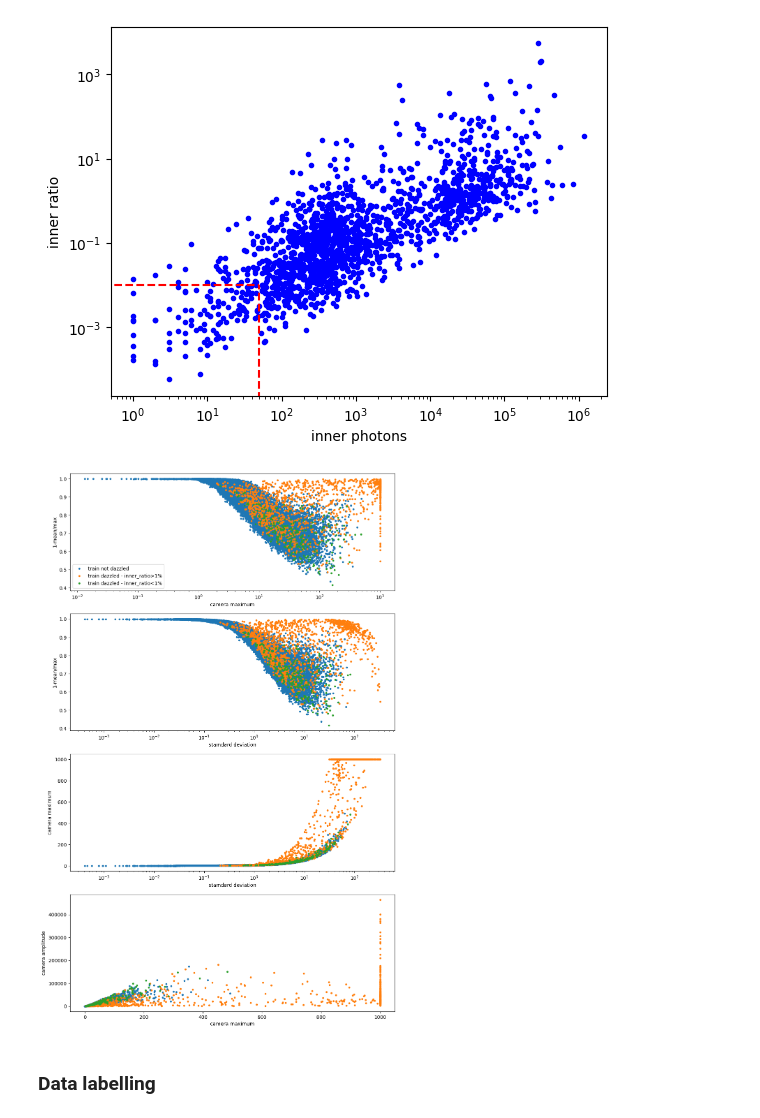
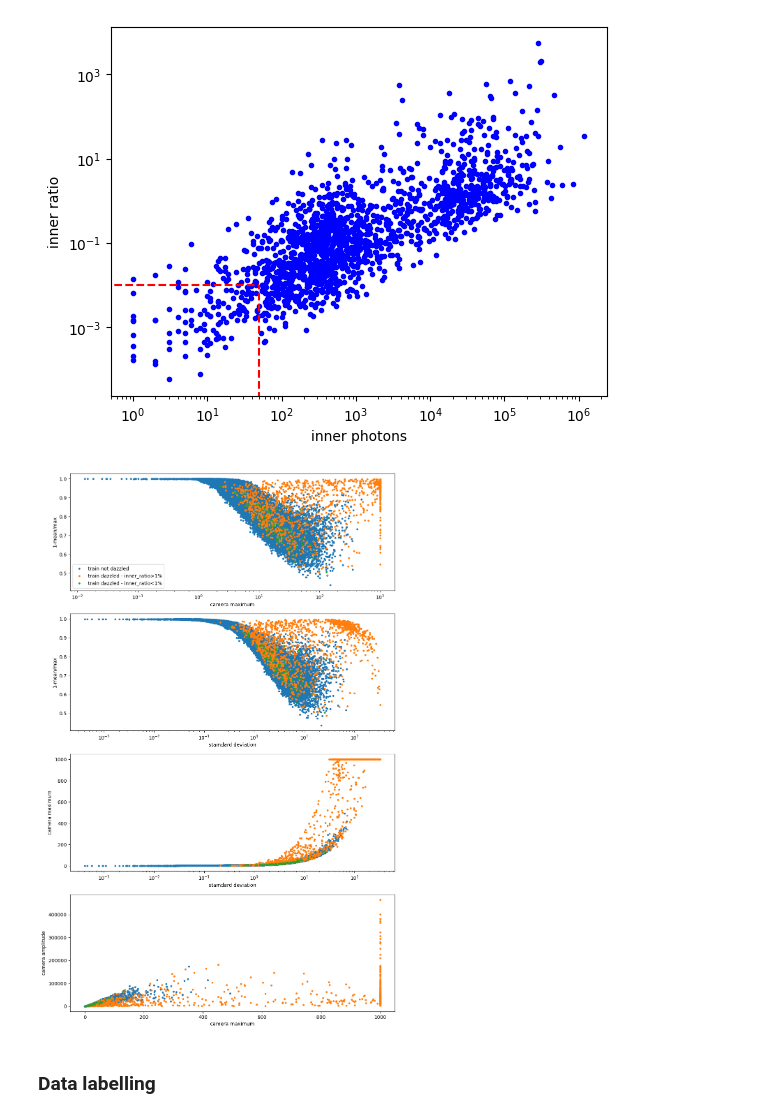
Before and after one commit to chiappo98/blinded_cameras, a Jupyter notebook: nn_algorithm.ipynb, the cells around one changed output. Saved outputs shown, nothing was run; the diff lists cells and outputs as text; code cells hidden in the pictures.

Commit message:
adjusted plots

```diff
--- a/nn_algorithm.ipynb
+++ b/nn_algorithm.ipynb
@@ -195,40 +195,40 @@ Text(0.5, 0, 'inner photons')
 # %%
 fig, ax = plt.subplots(4,1)
 
 ax[0].plot(Max(data_in)[(label == 0)], Ratio(data_in)[(label == 0)], '.', label='train not dazzled')
-ax[0].plot(Max(data_in)[(label == 1) & (inner_ratio>=cut)], Ratio(data_in)[(label == 1) & (inner_ratio>=cut)], '.', label='train dazzled - inner_ratio>1%')
-ax[0].plot(Max(data_in)[(label == 1) & (inner_ratio<cut)], Ratio(data_in)[(label == 1) & (inner_ratio<cut)], '.', label='train dazzled - inner_ratio<1%')
+ax[0].plot(Max(data_in)[(label == 1) & (inner_ratio>=cut) & (inner_ph_in > thr)], Ratio(data_in)[(label == 1) & (inner_ratio>=cut) & (inner_ph_in > thr)], '.', label='train dazzled - inner_ratio>1%')
+ax[0].plot(Max(data_in)[(label == 1) & (inner_ratio<cut) & (inner_ph_in < thr)], Ratio(data_in)[(label == 1) & (inner_ratio<cut) & (inner_ph_in < thr)], '.', label='train dazzled - inner_ratio<1%')
 ax[0].set_xscale('log')
 ax[0].set_xlabel('camera maximum')
 ax[0].set_ylabel('1-mean/max')
 ax[0].legend()
 
 ax[1].plot(Std(data_in)[label == 0], Ratio(data_in)[label == 0], '.', label='train not dazzled')
-ax[1].plot(Std(data_in)[(label == 1) & (inner_ratio>=cut)], Ratio(data_in)[(label == 1) & (inner_ratio>=cut)], '.', label='train dazzled - inner_ratio>1%')
-ax[1].plot(Std(data_in)[(label == 1) & (inner_ratio<cut)], Ratio(data_in)[(label == 1) & (inner_ratio<cut)], '.', label='train dazzled - inner_ratio<1%')
+ax[1].plot(Std(data_in)[(label == 1) & (inner_ratio>=cut) & (inner_ph_in > thr)], Ratio(data_in)[(label == 1) & (inner_ratio>=cut) & (inner_ph_in > thr)], '.', label='train dazzled - inner_ratio>1%')
+ax[1].plot(Std(data_in)[(label == 1) & (inner_ratio<cut) & (inner_ph_in < thr)], Ratio(data_in)[(label == 1) & (inner_ratio<cut) & (inner_ph_in < thr)], '.', label='train dazzled - inner_ratio<1%')
 ax[1].set_xscale('log')
 ax[1].set_ylabel('1-mean/max')
 ax[1].set_xlabel('stamdard deviation')
 
 ax[2].plot(Std(data_in)[label == 0], Max(data_in)[label == 0], '.', label='train not dazzled')
-ax[2].plot(Std(data_in)[(label == 1) & (inner_ratio>=cut)], Max(data_in)[(label == 1) & (inner_ratio>=cut)], '.', label='train dazzled - inner_ratio>1%')
-ax[2].plot(Std(data_in)[(label == 1) & (inner_ratio<cut)], Max(data_in)[(label == 1) & (inner_ratio<cut)], '.', label='train dazzled - inner_ratio<1%')
+ax[2].plot(Std(data_in)[(label == 1) & (inner_ratio>=cut) & (inner_ph_in > thr)], Max(data_in)[(label == 1) & (inner_ratio>=cut) & (inner_ph_in > thr)], '.', label='train dazzled - inner_ratio>1%')
+ax[2].plot(Std(data_in)[(label == 1) & (inner_ratio<cut) & (inner_ph_in < thr)], Max(data_in)[(label == 1) & (inner_ratio<cut) & (inner_ph_in < thr)], '.', label='train dazzled - inner_ratio<1%')
 ax[2].set_xscale('log')
 ax[2].set_xlabel('stamdard deviation')
 ax[2].set_ylabel('camera maximum')
 
 ax[3].plot(Max(data_in)[label == 0], Amp(data_in)[label == 0], '.', label='train not dazzled')
-ax[3].plot(Max(data_in)[(label == 1) & (inner_ratio>=cut)], Amp(data_in)[(label == 1) & (inner_ratio>=cut)], '.')
-ax[3].plot(Max(data_in)[(label == 1) & (inner_ratio<cut)], Amp(data_in)[(label == 1) & (inner_ratio<cut)], '.')
+ax[3].plot(Max(data_in)[(label == 1) & (inner_ratio>=cut) & (inner_ph_in > thr)], Amp(data_in)[(label == 1) & (inner_ratio>=cut) & (inner_ph_in > thr)], '.')
+ax[3].plot(Max(data_in)[(label == 1) & (inner_ratio<cut) & (inner_ph_in < thr)], Amp(data_in)[(label == 1) & (inner_ratio<cut) & (inner_ph_in < thr)], '.')
 # plt.xscale('log')
 # plt.yscale('log')
 ax[3].set_ylabel('camera amplitude')
 ax[3].set_xlabel('camera maximum')
 
 fig.set_figwidth(12)
 fig.set_figheight(20)
 # %% [output]
-[figure, old version]
+[figure, new version]
 # %% [markdown]
 ### Data labelling
 # %%
```
Also changed, not shown: parts of 1 cell of this notebook.
